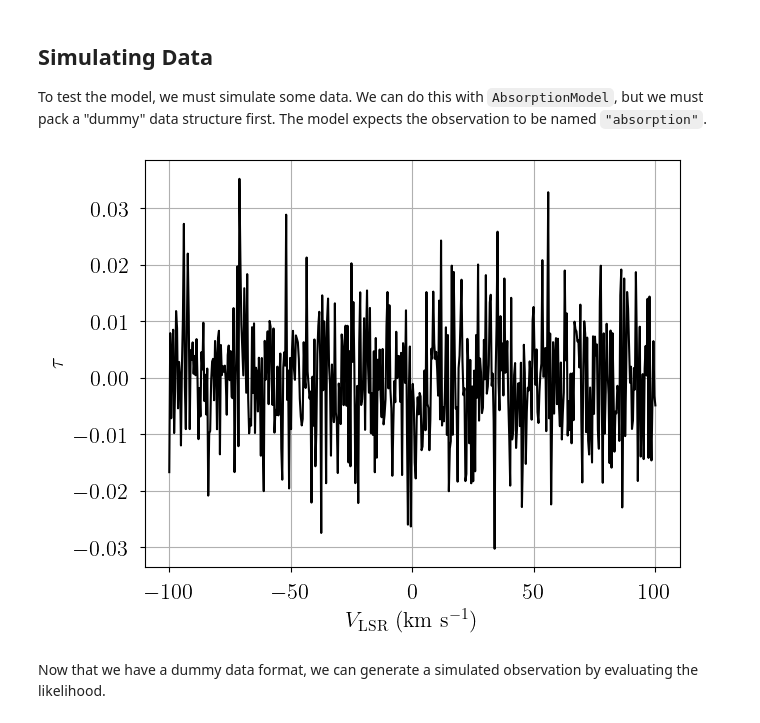
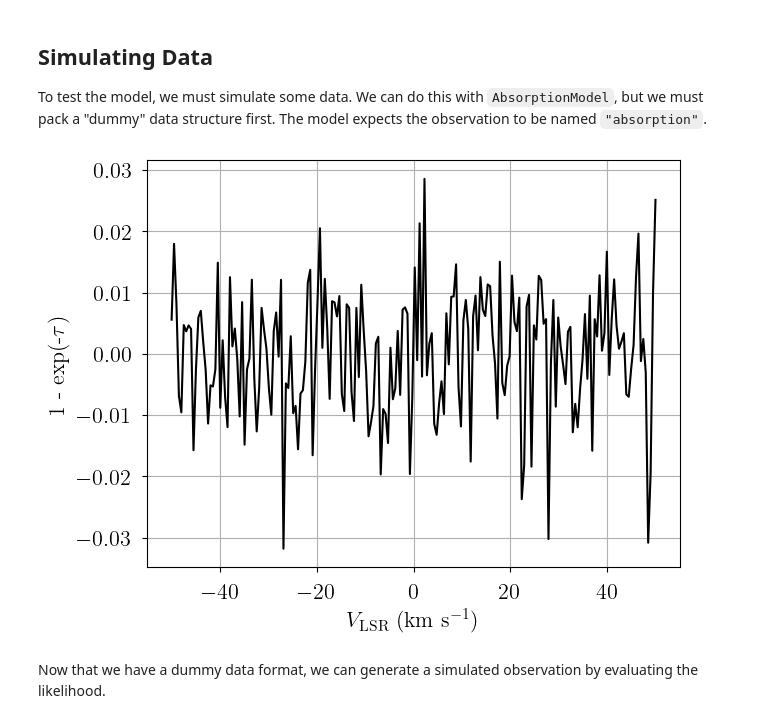
Before and after one commit to tvwenger/caribou_hi, a Jupyter notebook: docs/source/notebooks/absorption_model.ipynb, the cells around one changed output. Drawn from its saved outputs; the diff is of its cells as text; code cells hidden in the pictures.

```diff
--- a/docs/source/notebooks/absorption_model.ipynb
+++ b/docs/source/notebooks/absorption_model.ipynb
@@ -37,32 +35,32 @@ To test the model, we must simulate some data. We can do this with `AbsorptionMo
 # %%
 from bayes_spec import SpecData
 
 # spectral axes definition
-velo_axis = np.linspace(-100.0, 100.0, 500) # km s-1
+velo_axis = np.linspace(-50.0, 50.0, 200) # km s-1
 
 # data noise can either be a scalar (assumed constant noise across the spectrum)
 # or an array of the same length as the data
 rms = 0.01 # optical depth
 
 # brightness data. In this case, we just throw in some random data for now
 # since we are only doing this in order to simulate some actual data.
 absorption = rms * np.random.randn(len(velo_axis))
 
 dummy_data = {"absorption": SpecData(
     velo_axis,
     absorption,
     rms,
     xlabel=r"$V_{\rm LSR}$ (km s$^{-1}$)",
-    ylabel=r"$\tau$",
+    ylabel=r"1 - exp(-$\tau$)",
 )}
 
 # Plot dummy data
 fig, ax = plt.subplots(layout="constrained")
 ax.plot(dummy_data["absorption"].spectral, dummy_data["absorption"].brightness, "k-")
 ax.set_xlabel(dummy_data["absorption"].xlabel)
 _ = ax.set_ylabel(dummy_data["absorption"].ylabel)
 # %% [output]
-[figure, old version]
+[figure, new version]
 # %% [markdown]
 Now that we have a dummy data format, we can generate a simulated observation by evaluating the likelihood.
 # %%
```
Also changed, not shown: parts of 19 cells of this notebook, 15 other files.
